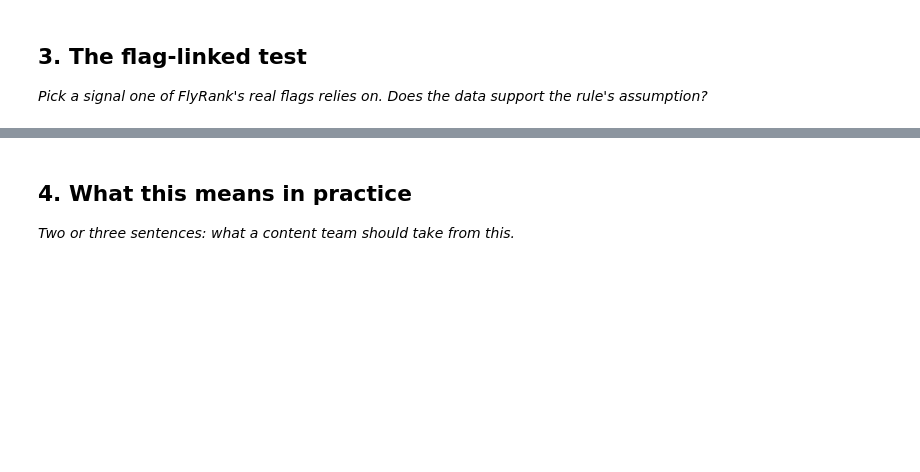
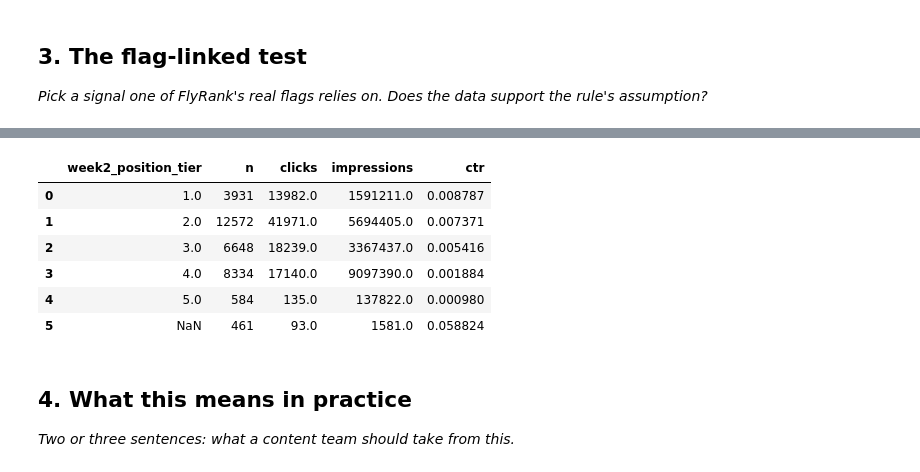
Before and after one commit to JasperOwen/flyrank-ml-internship, a Jupyter notebook: work/notebooks/w04_signal_audit.ipynb, the cells around one changed output, grey strips where cells are left out. Cells and saved outputs as stored; diff of their text form; code cells hidden in the pictures; blank space fills up the shorter version.

```diff
--- a/work/notebooks/w04_signal_audit.ipynb
+++ b/work/notebooks/w04_signal_audit.ipynb
@@ -15,0 +150,12 @@ This skeleton is yours to fill. Work the sections **in order** — each one has
+# %%
+def visibility_bucket(change):
+    if pd.isna(change):
+        return np.nan
+    elif change <= 8:
+        return "low"
+    elif change > 8 and change <= 459:
+        return "medium"
+    else:
+        return "high"
+
+page_performance["visibility_bucket"] = page_performance["week2_impressions"].apply(visibility_bucket)
@@ -27,6 +269,38 @@ This skeleton is yours to fill. Work the sections **in order** — each one has
 # %%
 # This cell is for CODE (numbers, a query, a check).
 # Write your text answer in the cell ABOVE this one — typing sentences here breaks Run All.
+page_performance["week2_ctr"] = (
+    page_performance["week2_clicks"] /
+    page_performance["week2_impressions"].replace(0, np.nan)
+)
+
+# Group CTR by the existing position tiers
+ctr_position_table = (
+    page_performance
+    .groupby("week2_position_tier", dropna=False)
+    .agg(
+        n=("week2_ctr", "count"),
+        clicks=("week2_clicks", "sum"),
+        impressions=("week2_impressions", "sum")
+    )
+    .reset_index()
+)
+
+# Calculate aggregate CTR for each position tier
+ctr_position_table["ctr"] = (
+    ctr_position_table["clicks"] /
+    ctr_position_table["impressions"]
+)
+
+ctr_position_table
+# %% [output]
+|  | week2_position_tier | n | clicks | impressions | ctr |
+| 0 | 1.0 | 3931 | 13982.0 | 1591211.0 | 0.008787 |
+| 1 | 2.0 | 12572 | 41971.0 | 5694405.0 | 0.007371 |
+| 2 | 3.0 | 6648 | 18239.0 | 3367437.0 | 0.005416 |
+| 3 | 4.0 | 8334 | 17140.0 | 9097390.0 | 0.001884 |
+| 4 | 5.0 | 584 | 135.0 | 137822.0 | 0.000980 |
+| 5 | NaN | 461 | 93.0 | 1581.0 | 0.058824 |
 # %% [markdown]
 ## 4. What this means in practice
 
```
Also changed, not shown: parts of 16 cells of this notebook.
